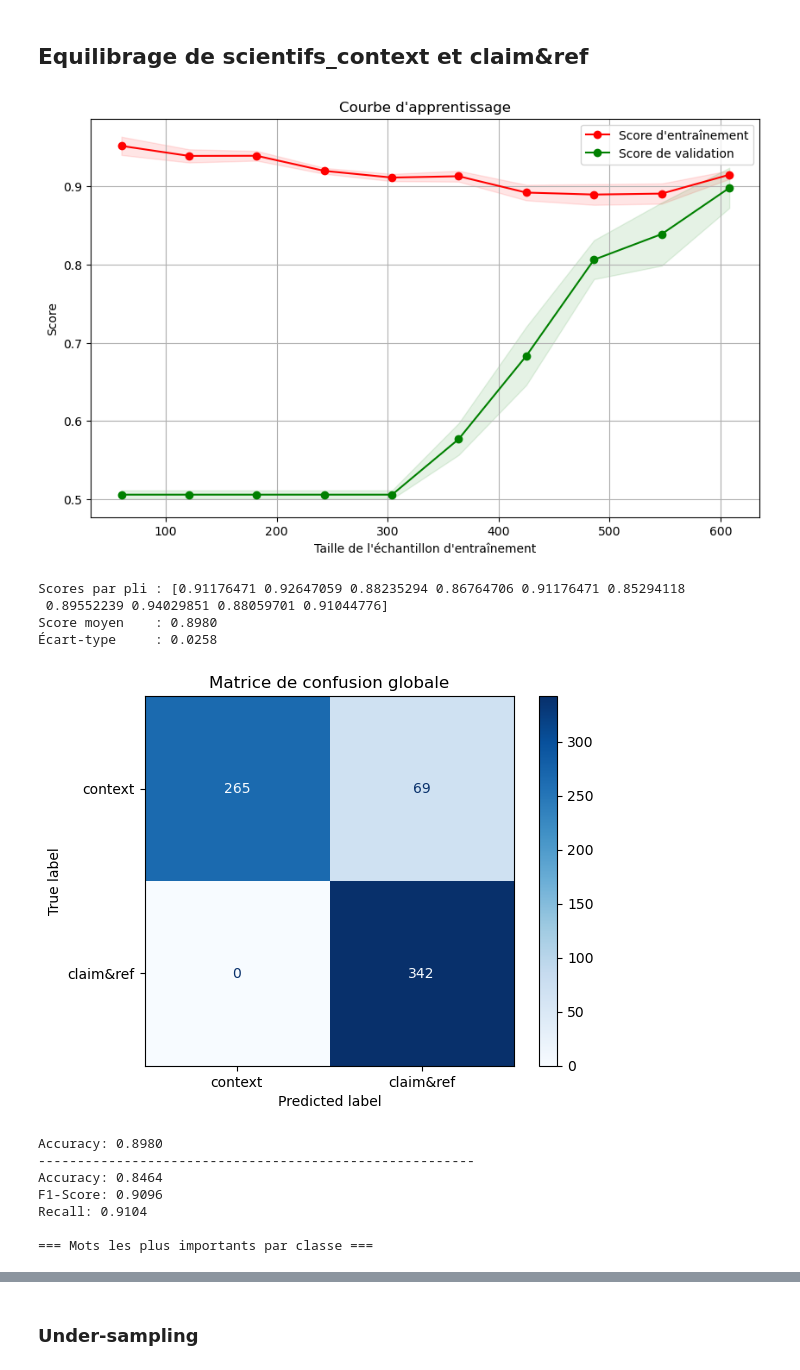
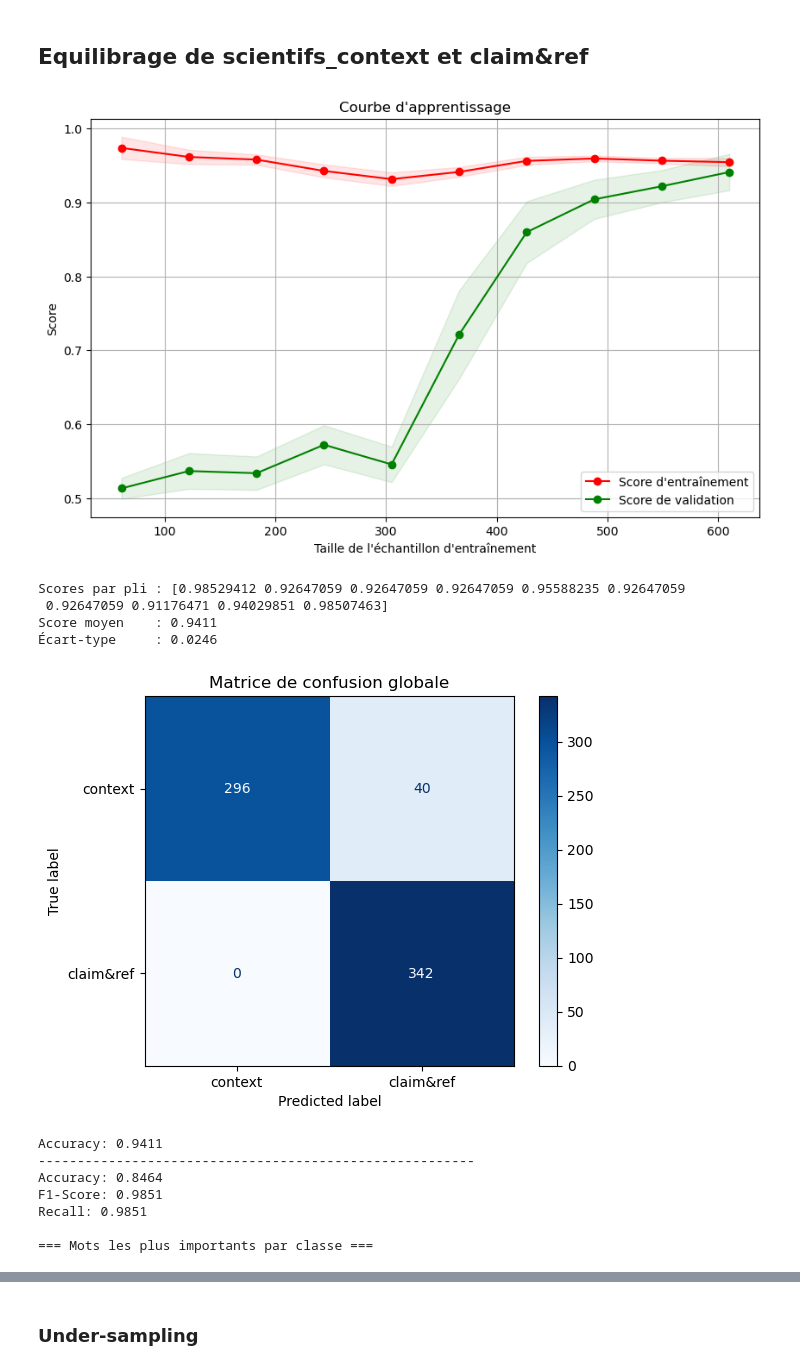
Before and after one commit to Kinadim/ML_projet, a Jupyter notebook: anotherNotebook.ipynb, the cells around one changed output, grey strips where cells are left out. Saved outputs shown, nothing was run; the diff lists cells and outputs as text; code cells hidden in the pictures.

```diff
--- a/anotherNotebook.ipynb
+++ b/anotherNotebook.ipynb
@@ -839,7 +839,7 @@ Avec logistique régréssion, on voir désormais qu'il y a de la mémorisation d
 #model = RandomForestClassifier(n_estimators=100, random_state=42)
 #model = OneVsRestClassifier(LogisticRegression(class_weight='balanced', max_iter=1000, random_state=42,penalty='l2', C=0.000125))
 #model = OneVsRestClassifier(LogisticRegression(class_weight='balanced', max_iter=1000, random_state=42))
-model = LogisticRegression(class_weight='balanced', max_iter=1000, random_state=42,penalty='l2', C=0.125)
+model = LogisticRegression(class_weight='balanced', max_iter=1000, random_state=42,penalty='l2', C=0.0125)
 #model = XGBClassifier(eval_metric='logloss')
 #model = SVC(kernel='linear', probability=True, random_state=42)
 #model = SVC(kernel='linear', probability=True, random_state=42, C=0.01)
@@ -938,7 +938,7 @@ On voit qu'il y a un déséquilibre important entre scientific_context et claim&
 sci_df = df[df['science_related'] == 1].copy()
 
 
-combo = ["remove_links", "remove_stopwords", "lemmatize_words", "stem_words"]
+combo = ["remove_links", "remove_stopwords", "lemmatize_words", "stem_words","stem_words"]
 
 for transformation in combo:
     if transformation in transformations:
@@ -1062,46 +1062,47 @@ def fitting_with_scaffold2(model,X_resampled,y_resampled,name1,name2):
     # Encode the target variable into a single column
     label_encoder = LabelEncoder()
     y_encoded = label_encoder.fit_transform(y['label'])  # Use the 'label' column as the target
 
     # Adjust the sampling_strategy to ensure new samples can be generated
     ros = ADASYN(random_state=42, sampling_strategy='minority')
 
     # Apply ADASYN oversampling
     X_resampled, y_resampled_encoded = ros.fit_resample(X_vect, y_encoded)
 
     # Decode the labels back to their original format
     y_resampled = label_encoder.inverse_transform(y_resampled_encoded)
 
 
 
 
 
     #model = OneVsRestClassifier(SVC(kernel='linear', probability=True, random_state=42, C=0.01))
-    #model = OneVsRestClassifier(LogisticRegression(class_weight='balanced', max_iter=1000, random_state=42,penalty='l2', C=0.000125))
-    model = OneVsRestClassifier(RandomForestClassifier(n_estimators=100, max_depth=5, random_state=42))
+    #model = OneVsRestClassifier(LogisticRegression(class_weight='balanced', max_iter=1000, random_state=42,penalty='l2', C=0.0009))
+    model = OneVsRestClassifier(RandomForestClassifier(n_estimators=50, max_depth=10, random_state=42,min_samples_split=2))
     #model = OneVsRestClassifier(LogisticRegression(class_weight='balanced', max_iter=1000, random_state=42,penalty='l2', C=0.000125))
     #model = OneVsRestClassifier(LogisticRegression(class_weight='balanced', max_iter=1000, random_state=42))
     #model = LogisticRegression(class_weight='balanced', max_iter=1000, random_state=42)
     #model = XGBClassifier(eval_metric='logloss')
     #model = SVC(kernel='linear', probability=True, random_state=42)
+    #model = OneVsRestClassifier(SVC(kernel='linear', probability=True, random_state=42,C=0.092))
     # Configuration des K-Folds
     #fitting_with_scaffold(model,X_resampled,y_resampled,"context","claim&ref")
     name1 = "context"
     name2 ="claim&ref"
 
     fitting_with_scaffold2(model,X_resampled,y_resampled,name1,name2)
 # %% [output]
-[figure, old version]
+[figure, new version]
-Scores par pli : [0.91176471 0.92647059 0.88235294 0.86764706 0.91176471 0.85294118
- 0.89552239 0.94029851 0.88059701 0.91044776]
-Score moyen    : 0.8980
-Écart-type     : 0.0258
+Scores par pli : [0.98529412 0.92647059 0.92647059 0.92647059 0.95588235 0.92647059
+ 0.92647059 0.91176471 0.94029851 0.98507463]
+Score moyen    : 0.9411
+Écart-type     : 0.0246
 [figure]
-Accuracy: 0.8980
+Accuracy: 0.9411
 --------------------------------------------------------
 Accuracy: 0.8464
-F1-Score: 0.9096
-Recall: 0.9104
+F1-Score: 0.9851
+Recall: 0.9851
 
 === Mots les plus importants par classe ===
 |  | Word | Chi2 |
```
Also changed, not shown: parts of 24 cells of this notebook.
